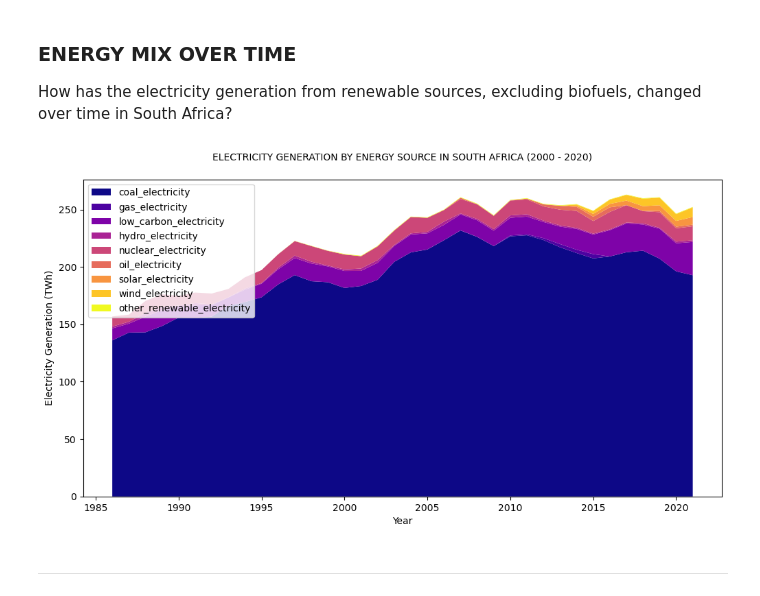
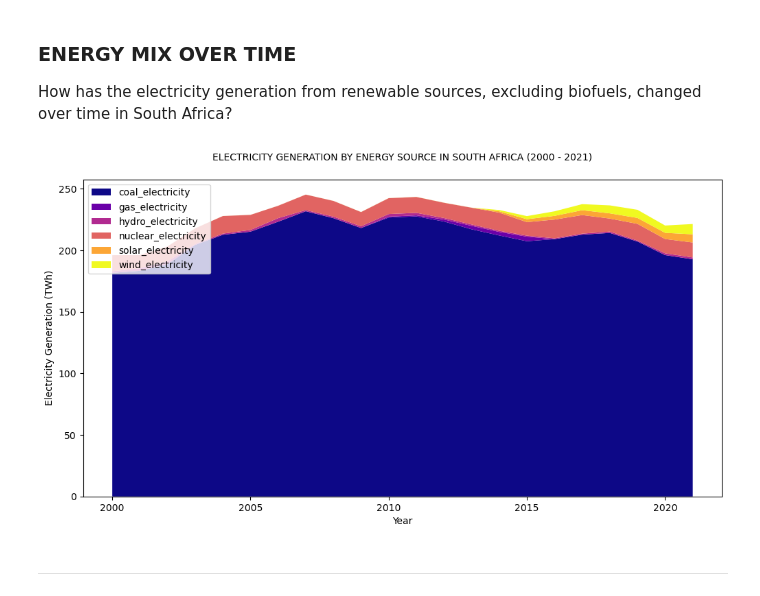
Before and after one commit to natashaely/RenewableEnergySA, a Jupyter notebook: renewable_energy_south_africa_data_visualisations.ipynb, the cells around one changed output. Drawn from its saved outputs; the diff is of its cells as text; code cells hidden in the pictures.

```diff
--- a/renewable_energy_south_africa_data_visualisations.ipynb
+++ b/renewable_energy_south_africa_data_visualisations.ipynb
@@ -296,26 +296,25 @@ plt.show()
 How has the electricity generation from renewable sources, excluding biofuels, changed over time in South Africa?
 # %%
 # Selecting columns for stacked area plot.
-energy_sources = ['coal_electricity', 'gas_electricity',
-                  'low_carbon_electricity', 'hydro_electricity', 'nuclear_electricity', 'oil_electricity',
-                  'solar_electricity', 'wind_electricity', 'other_renewable_electricity']
+energy_sources = ['coal_electricity', 'gas_electricity', 'hydro_electricity', 'nuclear_electricity',
+                  'solar_electricity', 'wind_electricity']
 
 # Getting the number of energy sources.
 num_sources = len(energy_sources)
 
 # Generating a range of colours from the 'plasma' colormap.
 colors = plt.cm.plasma(np.linspace(0, 1, num_sources))
 
 # Plotting stacked area chart.
 plt.figure(figsize=(12, 6))
 plt.stackplot(sa_df['year'], [sa_df[column] for column in energy_sources], labels=energy_sources, colors=colors)
 plt.xlabel('Year')
 plt.ylabel('Electricity Generation (TWh)')
-plt.title('ELECTRICITY GENERATION BY ENERGY SOURCE IN SOUTH AFRICA (2000 - 2020)', fontsize=10, pad=20)
+plt.title('ELECTRICITY GENERATION BY ENERGY SOURCE IN SOUTH AFRICA (2000 - 2021)', fontsize=10, pad=20)
 plt.legend(loc='upper left')
 plt.show()
 # %% [output]
-[figure, old version]
+[figure, new version]
 # %% [markdown]
 
 
```
Also changed, not shown: parts of 15 cells of this notebook.
